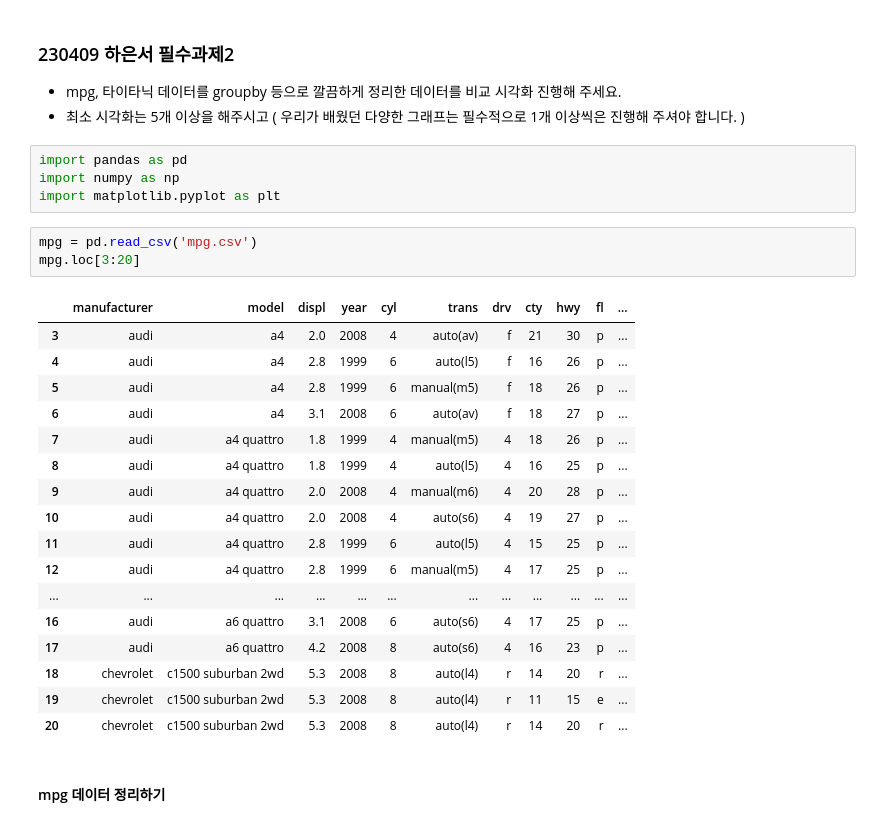
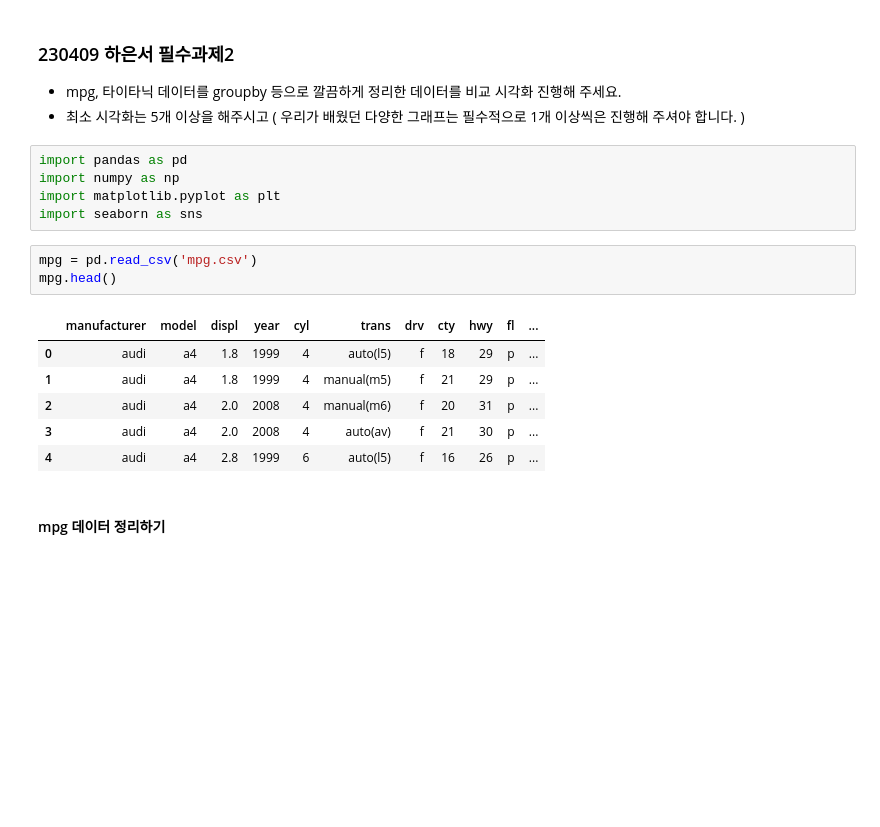
Before and after one commit to ha-es/doit_python, a Jupyter notebook: BDA/하은서73_0409_필수2.ipynb, the cells around one changed output. Drawn from its saved outputs; the diff is of its cells as text; blank space fills up the shorter version.

```diff
--- a/BDA/하은서73_0409_필수2.ipynb
+++ b/BDA/하은서73_0409_필수2.ipynb
@@ -6,27 +6,17 @@
 import pandas as pd
 import numpy as np
 import matplotlib.pyplot as plt
+import seaborn as sns
 # %%
 mpg = pd.read_csv('mpg.csv')
-mpg.loc[3:20]
+mpg.head()
 # %% [output]
 |  | manufacturer | model | displ | year | cyl | trans | drv | cty | hwy | fl | ... |
+| 0 | audi | a4 | 1.8 | 1999 | 4 | auto(l5) | f | 18 | 29 | p | ... |
+| 1 | audi | a4 | 1.8 | 1999 | 4 | manual(m5) | f | 21 | 29 | p | ... |
+| 2 | audi | a4 | 2.0 | 2008 | 4 | manual(m6) | f | 20 | 31 | p | ... |
 | 3 | audi | a4 | 2.0 | 2008 | 4 | auto(av) | f | 21 | 30 | p | ... |
 | 4 | audi | a4 | 2.8 | 1999 | 6 | auto(l5) | f | 16 | 26 | p | ... |
-| 5 | audi | a4 | 2.8 | 1999 | 6 | manual(m5) | f | 18 | 26 | p | ... |
-| 6 | audi | a4 | 3.1 | 2008 | 6 | auto(av) | f | 18 | 27 | p | ... |
-| 7 | audi | a4 quattro | 1.8 | 1999 | 4 | manual(m5) | 4 | 18 | 26 | p | ... |
-| 8 | audi | a4 quattro | 1.8 | 1999 | 4 | auto(l5) | 4 | 16 | 25 | p | ... |
-| 9 | audi | a4 quattro | 2.0 | 2008 | 4 | manual(m6) | 4 | 20 | 28 | p | ... |
-| 10 | audi | a4 quattro | 2.0 | 2008 | 4 | auto(s6) | 4 | 19 | 27 | p | ... |
-| 11 | audi | a4 quattro | 2.8 | 1999 | 6 | auto(l5) | 4 | 15 | 25 | p | ... |
-| 12 | audi | a4 quattro | 2.8 | 1999 | 6 | manual(m5) | 4 | 17 | 25 | p | ... |
-| ... | ... | ... | ... | ... | ... | ... | ... | ... | ... | ... | ... |
-| 16 | audi | a6 quattro | 3.1 | 2008 | 6 | auto(s6) | 4 | 17 | 25 | p | ... |
-| 17 | audi | a6 quattro | 4.2 | 2008 | 8 | auto(s6) | 4 | 16 | 23 | p | ... |
-| 18 | chevrolet | c1500 suburban 2wd | 5.3 | 2008 | 8 | auto(l4) | r | 14 | 20 | r | ... |
-| 19 | chevrolet | c1500 suburban 2wd | 5.3 | 2008 | 8 | auto(l4) | r | 11 | 15 | e | ... |
-| 20 | chevrolet | c1500 suburban 2wd | 5.3 | 2008 | 8 | auto(l4) | r | 14 | 20 | r | ... |
 # %% [markdown]
 #### mpg 데이터 정리하기
 # %%
```
Also changed, not shown: parts of 12 cells of this notebook, 2 other files.
